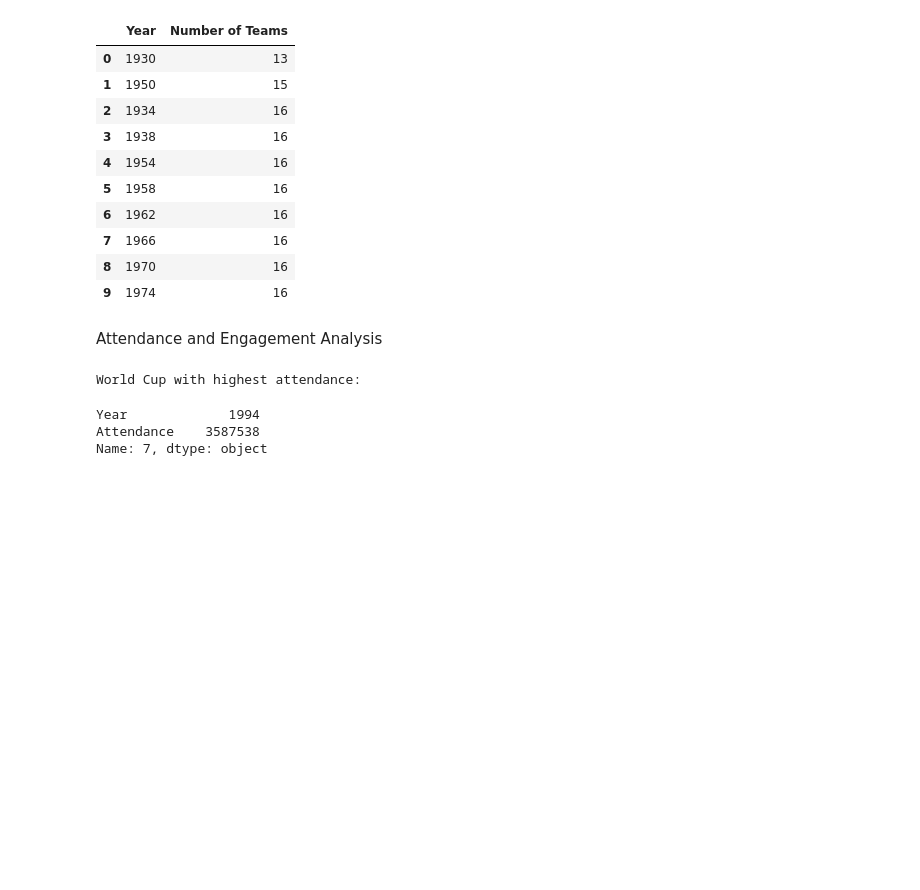
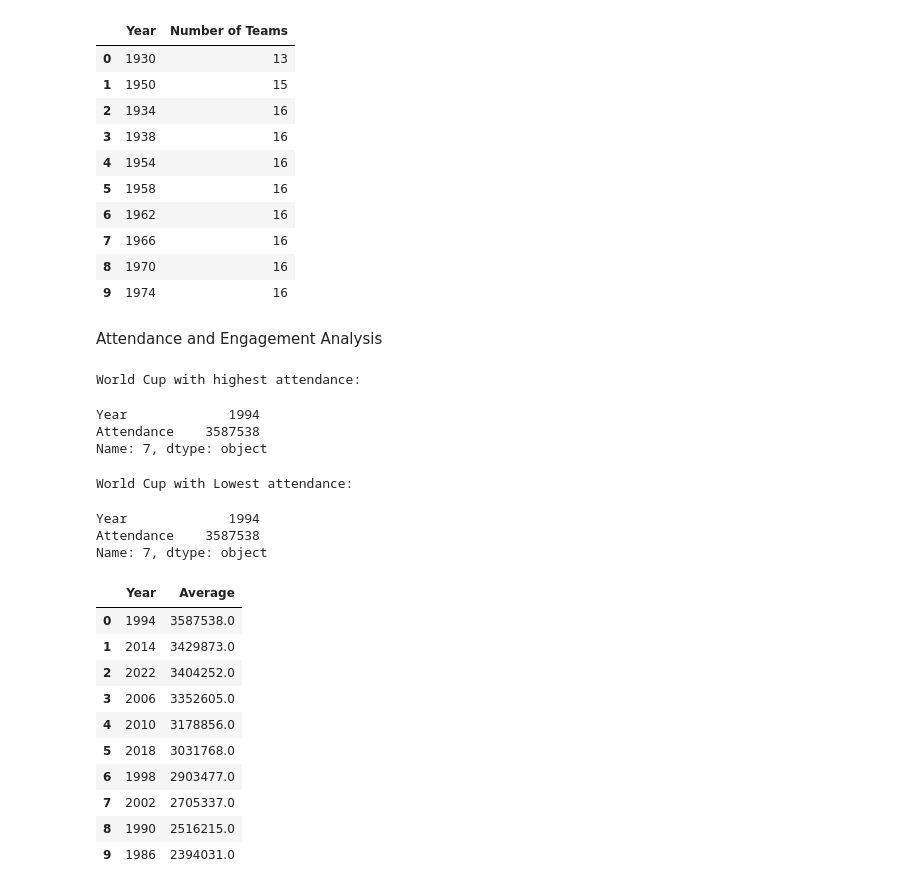
Before and after one commit to ShlokGadhave/l-Football-Analytics-Match-Performance-Goal-Scoring-Insights, a Jupyter notebook: World_Cups.ipynb, the cells around one changed output. Saved outputs shown, nothing was run; the diff lists cells and outputs as text; code cells hidden in the pictures; blank space fills up the shorter version.

```diff
--- a/World_Cups.ipynb
+++ b/World_Cups.ipynb
@@ -251,4 +251,28 @@ Year             1994
 Attendance    3587538
 Name: 7, dtype: object
 # %%
-# World Cup with lowest
+# World Cup with lowest attendance
+lowest_attendance=df.loc[df['Attendance'].idxmax(),['Year','Attendance']]
+print('World Cup with Lowest attendance:')
+lowest_attendance
+# %% [output]
+World Cup with Lowest attendance:
+Year             1994
+Attendance    3587538
+Name: 7, dtype: object
+# %%
+# Avg attendance per worldcup
+avg_per_worldcup=df.groupby('Year')['Attendance'].mean().sort_values(ascending=False).reset_index(name='Average')
+avg_per_worldcup.head(10)
+# %% [output]
+|  | Year | Average |
+| 0 | 1994 | 3587538.0 |
+| 1 | 2014 | 3429873.0 |
+| 2 | 2022 | 3404252.0 |
+| 3 | 2006 | 3352605.0 |
+| 4 | 2010 | 3178856.0 |
+| 5 | 2018 | 3031768.0 |
+| 6 | 1998 | 2903477.0 |
+| 7 | 2002 | 2705337.0 |
+| 8 | 1990 | 2516215.0 |
+| 9 | 1986 | 2394031.0 |
```
Also changed, not shown: parts of 4 cells of this notebook.
